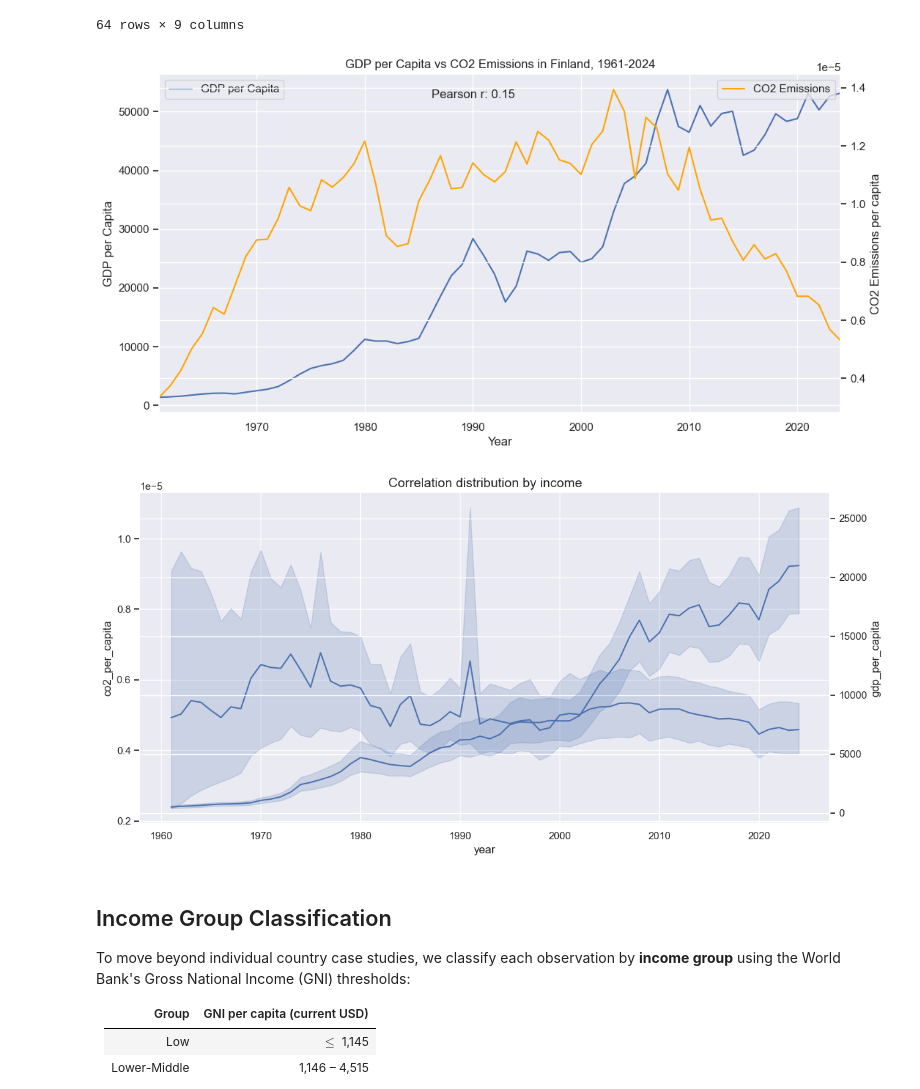
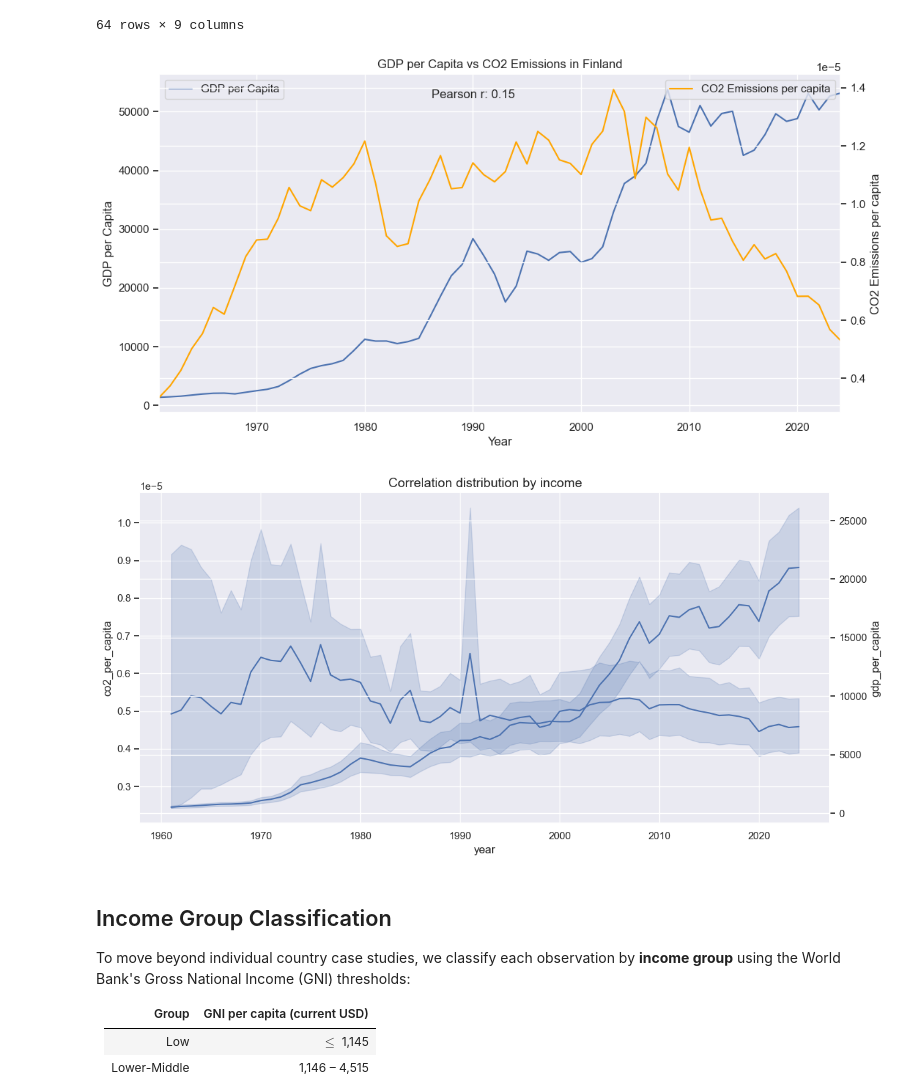
Before and after one commit to fabianfrank-dev/carbon_analysis, a Jupyter notebook: data_analytics_project.ipynb, the cells around one changed output. Drawn from its saved outputs; the diff is of its cells as text; code cells hidden in the pictures.

```diff
--- a/data_analytics_project.ipynb
+++ b/data_analytics_project.ipynb
@@ -150,14 +161,9 @@ Absolute CO2 and GDP figures are dominated by population size - China and India
 
 We use `np.divide` with a `where` guard to handle zero or missing population entries without raising division errors.
 # %%
-# extract as numpy arrays
-pop_arr = base_df['population'].values
-co2_arr = base_df['co2'].values
-gdp_arr = base_df['gdp']
-
 # vectorized division, check for NaN or invalid values and only calculate the correct values
-base_df['co2_per_capita'] = np.divide(co2_arr, pop_arr, out = np.zeros_like(co2_arr), where = pop_arr > 0)
-base_df['gdp_per_capita'] = np.divide(gdp_arr, pop_arr, out = np.zeros_like(gdp_arr), where = pop_arr > 0)
+base_df['co2_per_capita'] = safe_divide(base_df['co2'].values, base_df['population'].values)
+base_df['gdp_per_capita'] = safe_divide(base_df['gdp'].values, base_df['population'].values)
 # %% [markdown]
 # Correlation Analysis
 
@@ -220,37 +226,18 @@ df_selected
 | 4543 | Finland | 2024 | FIN | 5617311.0 | 29.775 | 2.986970e+11 | 0.000005 | 53174.367824 | 0.151857 |
 64 rows × 9 columns
 # %%
-# create a figure and axes
-
-# first ax is for gdp per capita
-fig, ax1 = plt.subplots(figsize=(12, 6))
-ax1.plot(df_selected['year'], df_selected['gdp_per_capita'], label='GDP per Capita')
-ax1.set_xlabel('Year')
-ax1.set_ylabel('GDP per Capita')
-ax1.legend(loc='upper left')
-
-# second ax is for co2 per capita, just a twin of the first ax
-ax2 = ax1.twinx()
-ax2.plot(df_selected['year'], df_selected['co2_per_capita'], label='CO2 Emissions', color='orange')
-ax2.set_ylabel('CO2 Emissions per capita')
-ax2.legend(loc='upper right')
-
-# annotate
-ax1.annotate(f'Pearson r: {df_selected['Correlation'].iloc[-1]:.2f}', xy=(0.4, 0.93), xycoords='axes fraction', fontsize=12)
-
-# set the x axis to the min and max of the valid years, as some countries have missing data
-valid_years = df_selected.dropna(subset=['gdp_per_capita', 'co2_per_capita'])['year']
-
-if not valid_years.empty:
-    min_year = valid_years.min()
-    max_year = valid_years.max()
-    ax1.set_xlim(min_year, max_year)
-
-# show the plot
-plt.title(f'GDP per Capita vs CO2 Emissions in {country}, {min_year}-{max_year}')
-plt.show()
+plot_dual_axis_timeseries(
+    df=df_selected,
+    x_col='year',
+    y1_col='gdp_per_capita',
+    y2_col='co2_per_capita',
+    y1_label='GDP per Capita',
+    y2_label='CO2 Emissions per capita',
+    title=f'GDP per Capita vs CO2 Emissions in {country}',
+    correlation_value=df_selected['Correlation'].iloc[-1]
+)
 # %% [output]
-[figure, old version]
+[figure, new version]
 # %%
 fig, (ax1) = plt.subplots(figsize=(12, 6))
 ax2 = ax1.twinx()
@@ -263,7 +250,7 @@ sns.lineplot(ax=ax2, x='year', y='gdp_per_capita', data=base_df, palette='magma'
 plt.tight_layout()
 plt.show()
 # %% [output]
-[figure, old version]
+[figure, new version]
 # %% [markdown]
 ## Income Group Classification
 
```
Also changed, not shown: parts of 13 cells of this notebook, 1 other file.
